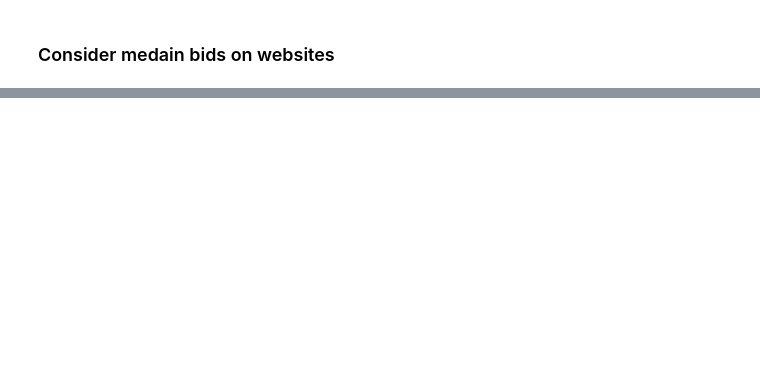
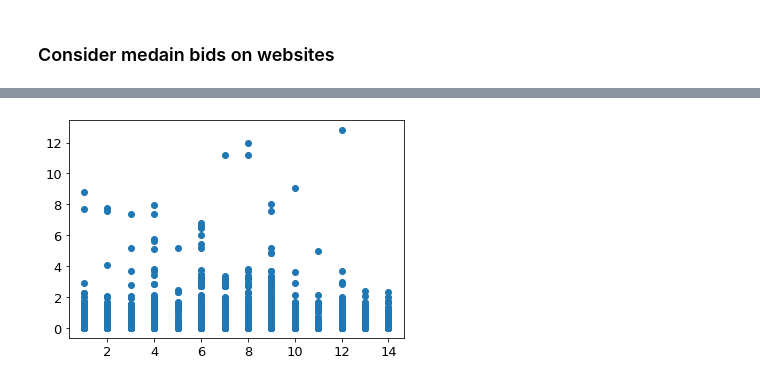
Before and after one commit to pooneh-nb/voice_assistance, a Jupyter notebook: process-bids.ipynb, the cells around one changed output, grey strips where cells are left out. Cells and saved outputs as stored; diff of their text form; code cells hidden in the pictures; blank space fills up the shorter version.

```diff
--- a/process-bids.ipynb
+++ b/process-bids.ipynb
@@ -535,0 +632,6 @@ ttest(common_control_cpms, common_test_cpms)
+# %%
+import numpy as np
+import matplotlib.pyplot as plt
+from matplotlib.ticker import NullFormatter, FixedLocator
+import matplotlib
+matplotlib.rcParams.update({'font.size': 13})
@@ -535,0 +774,9 @@ ttest(common_control_cpms, common_test_cpms)
+# %%
+x_index = [[i+1]*len(data[i]) for i,item in enumerate(data)]
+# x, y = np.meshgrid(x_zeros,data)
+x_index = list(itertools.chain.from_iterable(x_index))
+y_index = list(itertools.chain.from_iterable(data))
+plt.scatter(x_index,y_index)
+plt.show()
+# %% [output]
+[figure, added]
```
Also changed, not shown: parts of 47 cells of this notebook, 1 other file.
